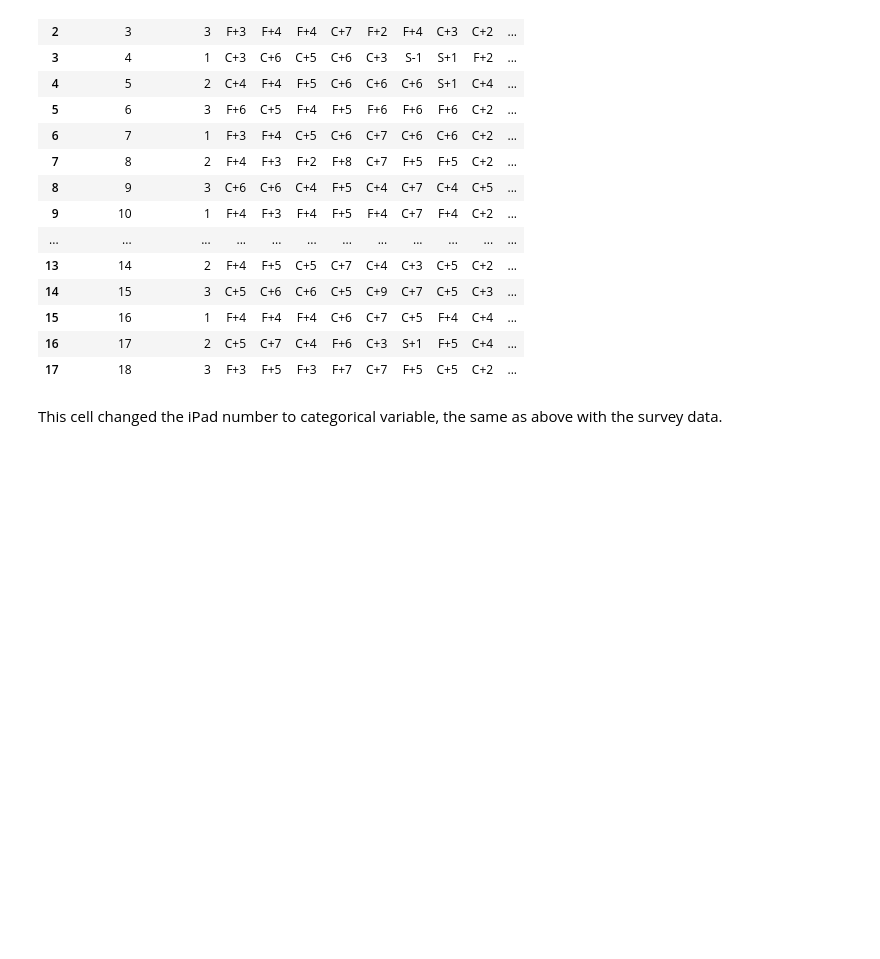
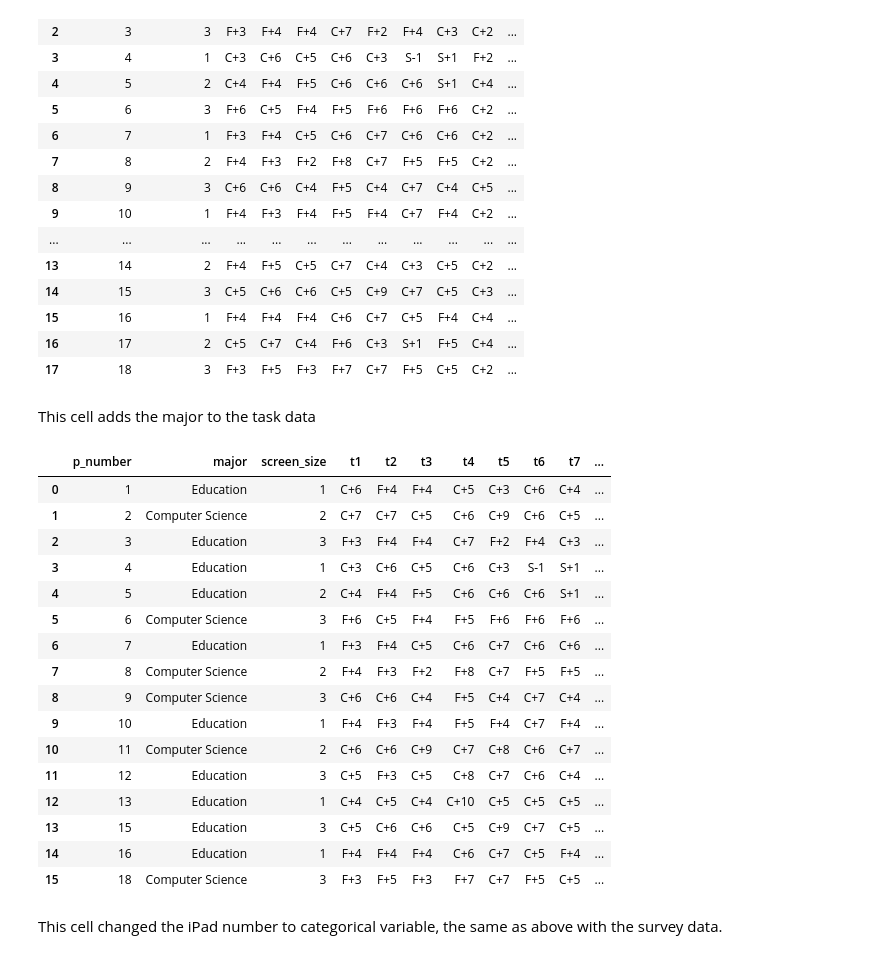
Before and after one commit to BladeF/Thesis-Data-Analysis, a Jupyter notebook: notebooks/data_cleaning.ipynb, the cells around one changed output. Saved outputs shown, nothing was run; the diff lists cells and outputs as text; code cells hidden in the pictures; blank space fills up the shorter version.

```diff
--- a/notebooks/data_cleaning.ipynb
+++ b/notebooks/data_cleaning.ipynb
@@ -280,6 +280,30 @@ task_df
 | 15 | 16 | 1 | F+4 | F+4 | F+4 | C+6 | C+7 | C+5 | F+4 | C+4 | ... |
 | 16 | 17 | 2 | C+5 | C+7 | C+4 | F+6 | C+3 | S+1 | F+5 | C+4 | ... |
 | 17 | 18 | 3 | F+3 | F+5 | F+3 | F+7 | C+7 | F+5 | C+5 | C+2 | ... |
+# %% [markdown]
+This cell adds the major to the task data
+# %%
+temp_df = survey_df[["p_number", "major"]]
+task_df = pd.merge(left=temp_df, right=task_df, on="p_number")
+task_df
+# %% [output]
+|  | p_number | major | screen_size | t1 | t2 | t3 | t4 | t5 | t6 | t7 | ... |
+| 0 | 1 | Education | 1 | C+6 | F+4 | F+4 | C+5 | C+3 | C+6 | C+4 | ... |
+| 1 | 2 | Computer Science | 2 | C+7 | C+7 | C+5 | C+6 | C+9 | C+6 | C+5 | ... |
+| 2 | 3 | Education | 3 | F+3 | F+4 | F+4 | C+7 | F+2 | F+4 | C+3 | ... |
+| 3 | 4 | Education | 1 | C+3 | C+6 | C+5 | C+6 | C+3 | S-1 | S+1 | ... |
+| 4 | 5 | Education | 2 | C+4 | F+4 | F+5 | C+6 | C+6 | C+6 | S+1 | ... |
+| 5 | 6 | Computer Science | 3 | F+6 | C+5 | F+4 | F+5 | F+6 | F+6 | F+6 | ... |
+| 6 | 7 | Education | 1 | F+3 | F+4 | C+5 | C+6 | C+7 | C+6 | C+6 | ... |
+| 7 | 8 | Computer Science | 2 | F+4 | F+3 | F+2 | F+8 | C+7 | F+5 | F+5 | ... |
+| 8 | 9 | Computer Science | 3 | C+6 | C+6 | C+4 | F+5 | C+4 | C+7 | C+4 | ... |
+| 9 | 10 | Education | 1 | F+4 | F+3 | F+4 | F+5 | F+4 | C+7 | F+4 | ... |
+| 10 | 11 | Computer Science | 2 | C+6 | C+6 | C+9 | C+7 | C+8 | C+6 | C+7 | ... |
+| 11 | 12 | Education | 3 | C+5 | F+3 | C+5 | C+8 | C+7 | C+6 | C+4 | ... |
+| 12 | 13 | Education | 1 | C+4 | C+5 | C+4 | C+10 | C+5 | C+5 | C+5 | ... |
+| 13 | 15 | Education | 3 | C+5 | C+6 | C+6 | C+5 | C+9 | C+7 | C+5 | ... |
+| 14 | 16 | Education | 1 | F+4 | F+4 | F+4 | C+6 | C+7 | C+5 | F+4 | ... |
+| 15 | 18 | Computer Science | 3 | F+3 | F+5 | F+3 | F+7 | C+7 | F+5 | C+5 | ... |
 # %% [markdown]
 This cell changed the iPad number to categorical variable, the same as above with the survey data.
 # %%
```
Also changed, not shown: parts of 3 cells of this notebook, 1 other file.
